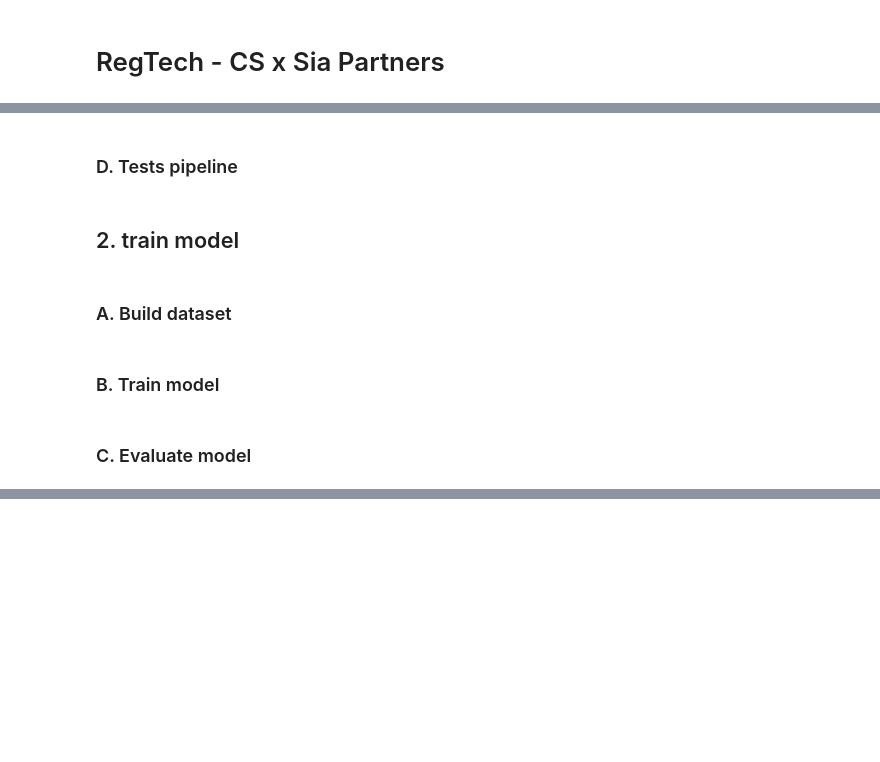
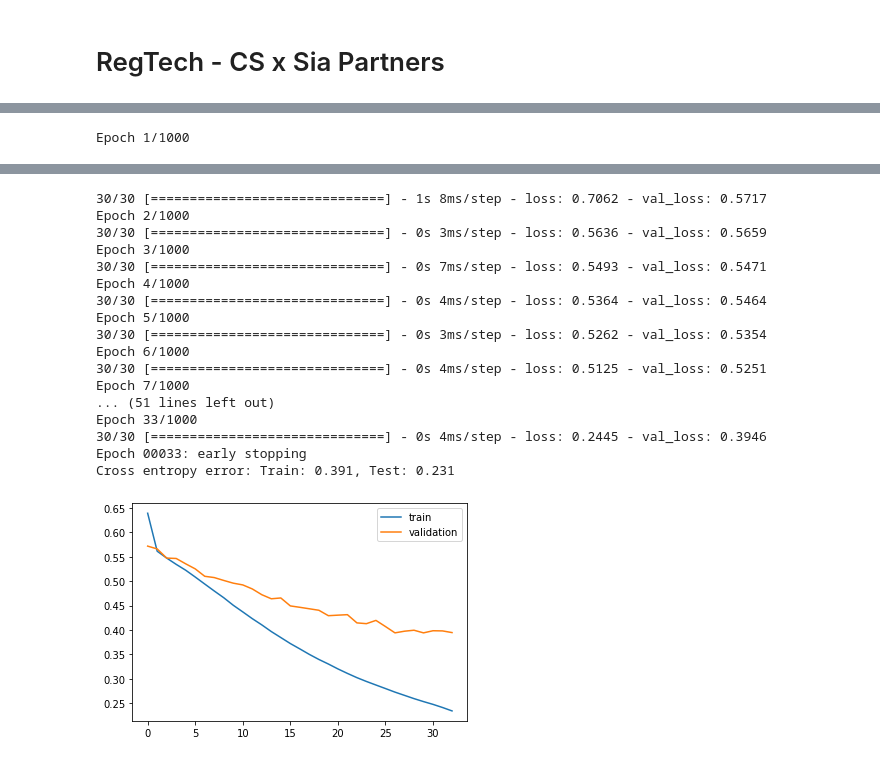
Before and after one commit to pierreGouedard/regtech, a Jupyter notebook: notebooks/regtech_demo.ipynb, the cells around one changed output, grey strips where cells are left out. Drawn from its saved outputs; the diff is of its cells as text; code cells hidden in the pictures; blank space fills up the shorter version.

```diff
--- a/notebooks/regtech_demo.ipynb
+++ b/notebooks/regtech_demo.ipynb
@@ -11,0 +71,20 @@ session.run(pipeline_name='train_model', tags=['load_and_process_git'])
+# %%
+# Build feature
+l_commits, l_tests = [], []
+for _ in range(n_issue_keys):
+    l_group_commits, ax_group_tests = [], np.zeros(n_tests, dtype=bool)
+    for _ in range(n_commit_by_issue_key):
+        i = np.random.choice(np.arange(n_commit_centers))
+        l_group_commits.append(ax_commit_centers[i, :])
+        ax_group_tests += ax_tests[i]
+
+    l_commits.append(np.stack(l_group_commits))
+    l_tests.append(ax_group_tests)
+
+
+# build train and test database
+X, y = np.stack(l_commits), np.stack(l_tests)
+X_train, X_test, y_train, y_test = train_test_split(X, y, test_size=0.1)
+
+print(f"{X_train.shape[0]} samples has been sampled to train the model")
+print(f"{X_test.shape[0]} samples has been sampled to test the model")
@@ -26,10 +96,11 @@ session.run(pipeline_name='train_model', tags=['transform_commits'])
-# %% [markdown]
-### D. Tests pipeline
-# %% [markdown]
-## 2. train model
-# %% [markdown]
-### A. Build dataset
-# %% [markdown]
-### B. Train model
-# %% [markdown]
-### C. Evaluate model
+# %%
+# Instantiate the model
+n_kernels, kernel_size = 150, 1
+learning_rate = 0.001
+nb_epoch = 1000
+input_dim, latent_test_dim = X_train.shape[1:], y_train.shape[-1]
+c2t_model = Commit2Test(latent_test_dim, n_kernels, kernel_size, input_dim, learning_rate, nb_epoch)
+
+# Fit the model
+c2t_model.fit(X, y)
+# %% [output]
@@ -35,0 +114 @@ session.run(pipeline_name='train_model', tags=['transform_commits'])
+Epoch 1/1000
@@ -35,0 +117,18 @@ session.run(pipeline_name='train_model', tags=['transform_commits'])
+30/30 [==============================] - 1s 8ms/step - loss: 0.7062 - val_loss: 0.5717
+Epoch 2/1000
+30/30 [==============================] - 0s 3ms/step - loss: 0.5636 - val_loss: 0.5659
+Epoch 3/1000
+30/30 [==============================] - 0s 7ms/step - loss: 0.5493 - val_loss: 0.5471
+Epoch 4/1000
+30/30 [==============================] - 0s 4ms/step - loss: 0.5364 - val_loss: 0.5464
+Epoch 5/1000
+30/30 [==============================] - 0s 3ms/step - loss: 0.5262 - val_loss: 0.5354
+Epoch 6/1000
+30/30 [==============================] - 0s 4ms/step - loss: 0.5125 - val_loss: 0.5251
+Epoch 7/1000
+... (51 lines left out)
+Epoch 33/1000
+30/30 [==============================] - 0s 4ms/step - loss: 0.2445 - val_loss: 0.3946
+Epoch 00033: early stopping
+Cross entropy error: Train: 0.391, Test: 0.231
+[figure, added]
```
Also changed, not shown: parts of 20 cells of this notebook, 16 other files.
